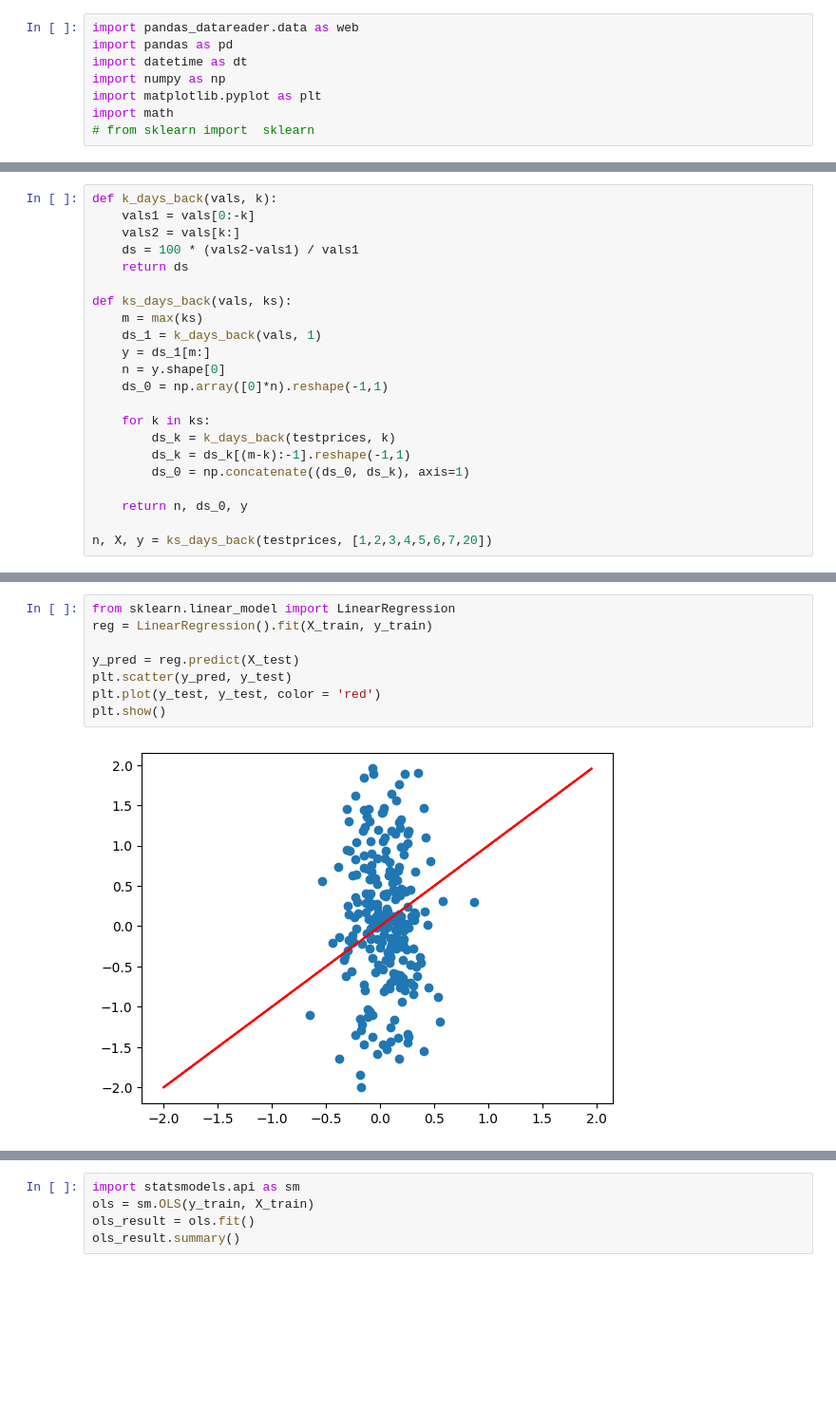
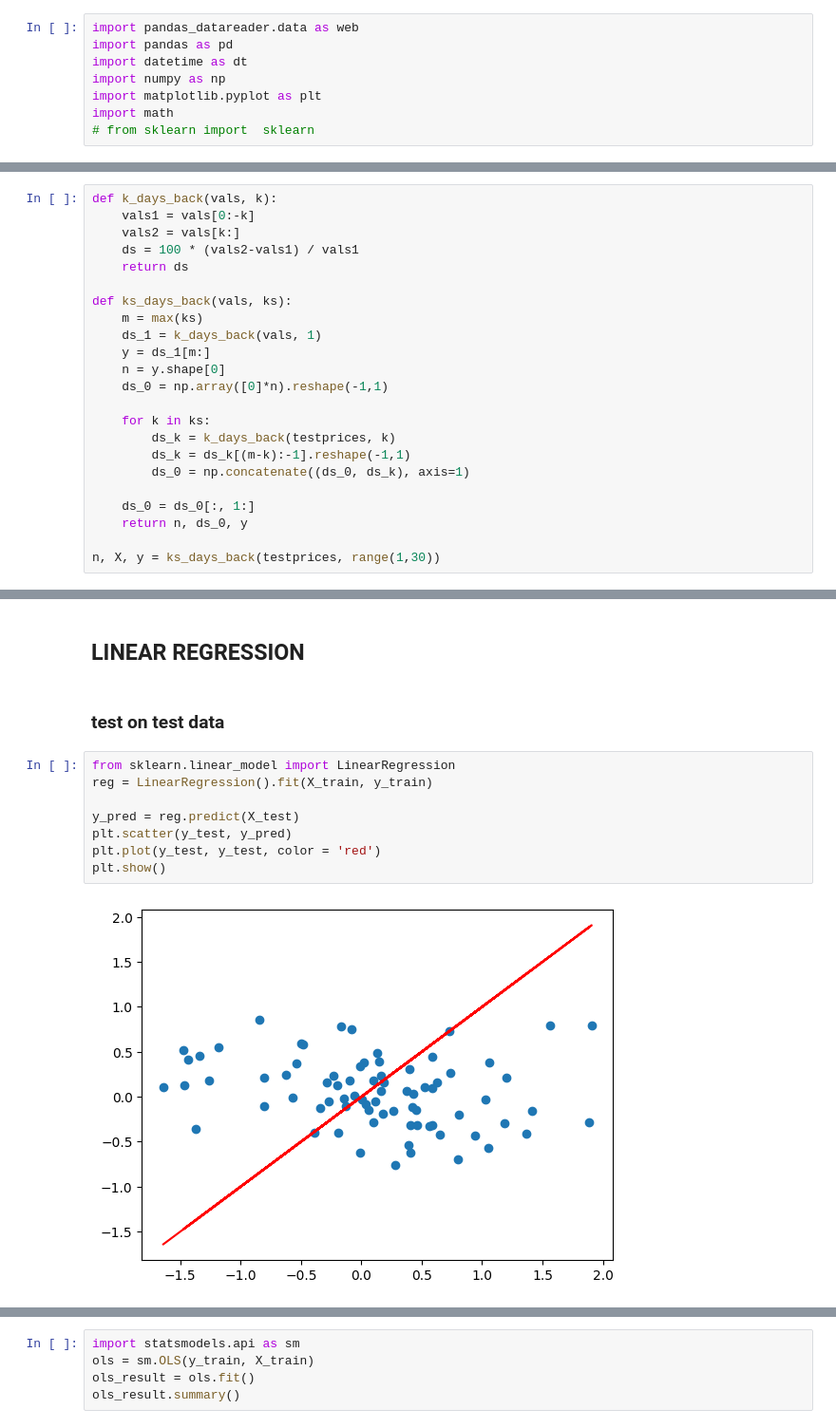
Before and after one commit to mirarj/financial-markets, a Jupyter notebook: daysback.ipynb, the cells around one changed output, grey strips where cells are left out. Shown: that part at 95% size. Saved outputs shown, nothing was run; the diff lists cells and outputs as text; blank space fills up the shorter version.

```diff
--- a/daysback.ipynb
+++ b/daysback.ipynb
@@ -54,8 +48,9 @@ def ks_days_back(vals, ks):
         ds_k = ds_k[(m-k):-1].reshape(-1,1)
         ds_0 = np.concatenate((ds_0, ds_k), axis=1)
 
+    ds_0 = ds_0[:, 1:]
     return n, ds_0, y
 
-n, X, y = ks_days_back(testprices, [1,2,3,4,5,6,7,20])
+n, X, y = ks_days_back(testprices, range(1,30))
 # %%
 split_i = math.ceil(0.8*n)
@@ -81,13 +65,17 @@ array([[ 0.        ,  1.28902502,  1.36084317, ...,  0.72884211,
+# %% [markdown]
+## LINEAR REGRESSION
+# %% [markdown]
+### test on test data
 # %%
 from sklearn.linear_model import LinearRegression
 reg = LinearRegression().fit(X_train, y_train)
 
 y_pred = reg.predict(X_test)
-plt.scatter(y_pred, y_test)
+plt.scatter(y_test, y_pred)
 plt.plot(y_test, y_test, color = 'red')
 plt.show()
 # %% [output]
-[figure, old version]
+[figure, new version]
 # %%
 A = reg.coef_
 b = reg.intercept_
```
Also changed, not shown: parts of 23 cells of this notebook.
